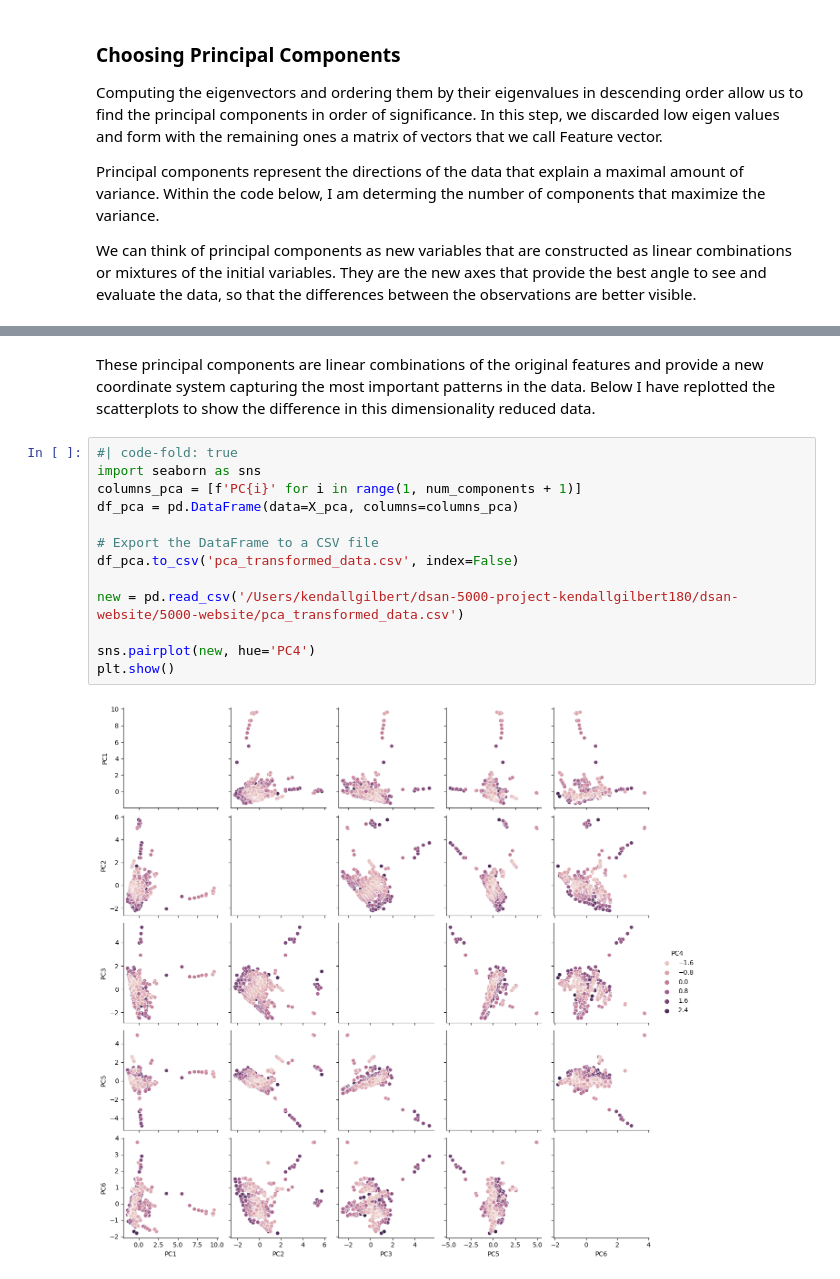
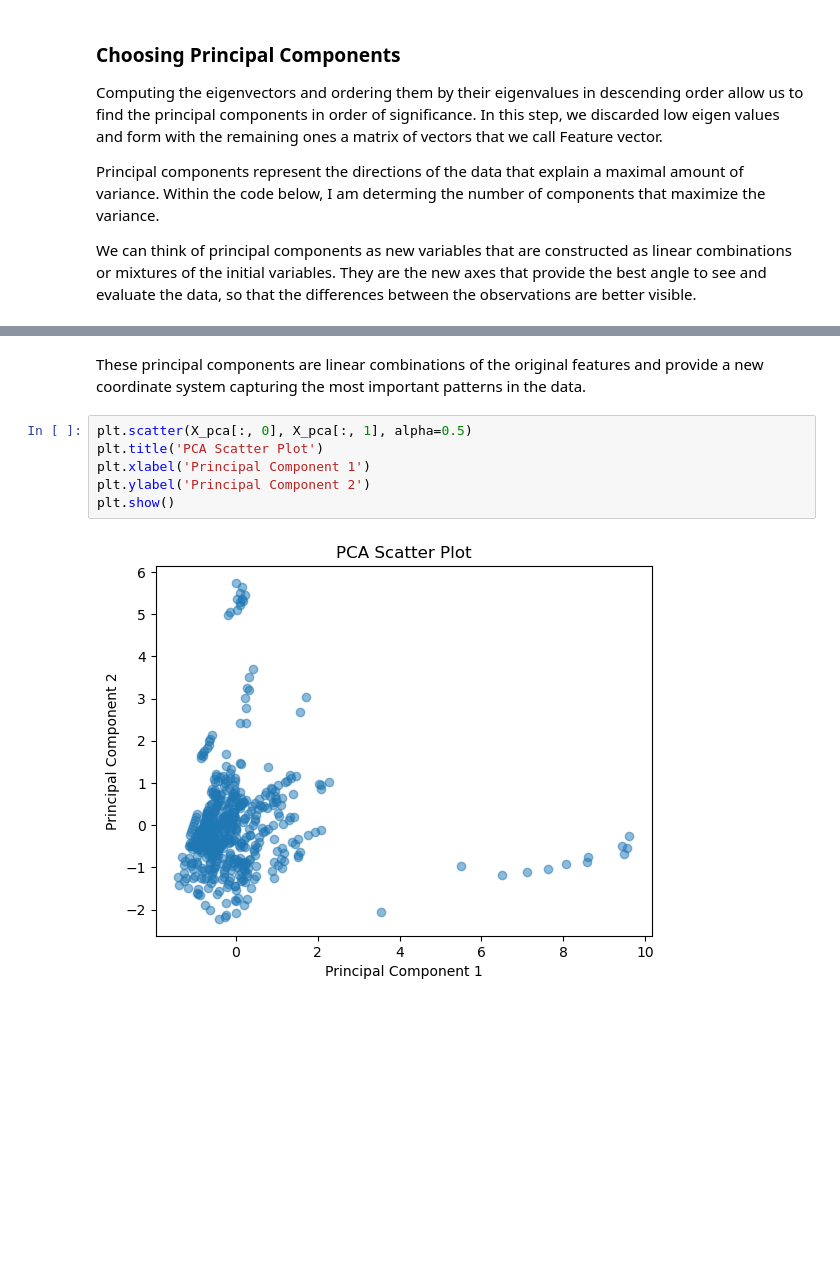
Before and after one commit to anly501/dsan-5000-project-kendallgilbert180, a Jupyter notebook: dsan-website/5000-website/pca.ipynb, the cells around one changed output, grey strips where cells are left out. Drawn from its saved outputs; the diff is of its cells as text; blank space fills up the shorter version.

```diff
--- a/dsan-website/5000-website/pca.ipynb
+++ b/dsan-website/5000-website/pca.ipynb
@@ -173,17 +173,10 @@ Text(0, 0.5, 'Explained Variance Ratio')
 # %% [markdown]
-These principal components are linear combinations of the original features and provide a new coordinate system capturing the most important patterns in the data. Below I have replotted the scatterplots to show the difference in this dimensionality reduced data.
+These principal components are linear combinations of the original features and provide a new coordinate system capturing the most important patterns in the data.
-# %%
-#| code-fold: true
-import seaborn as sns
-columns_pca = [f'PC{i}' for i in range(1, num_components + 1)]
-df_pca = pd.DataFrame(data=X_pca, columns=columns_pca)
-
-# Export the DataFrame to a CSV file
-df_pca.to_csv('pca_transformed_data.csv', index=False)
-
-new = pd.read_csv('/Users/kendallgilbert/dsan-5000-project-kendallgilbert180/dsan-website/5000-website/pca_transformed_data.csv')
-
-sns.pairplot(new, hue='PC4')
-plt.show()
-# %% [output]
-[figure, removed]
+# %%
+plt.scatter(X_pca[:, 0], X_pca[:, 1], alpha=0.5)
+plt.title('PCA Scatter Plot')
+plt.xlabel('Principal Component 1')
+plt.ylabel('Principal Component 2')
+plt.show()
+# %% [output]
+[figure, added]
```
Also changed, not shown: parts of 5 cells of this notebook, 38 other files.
